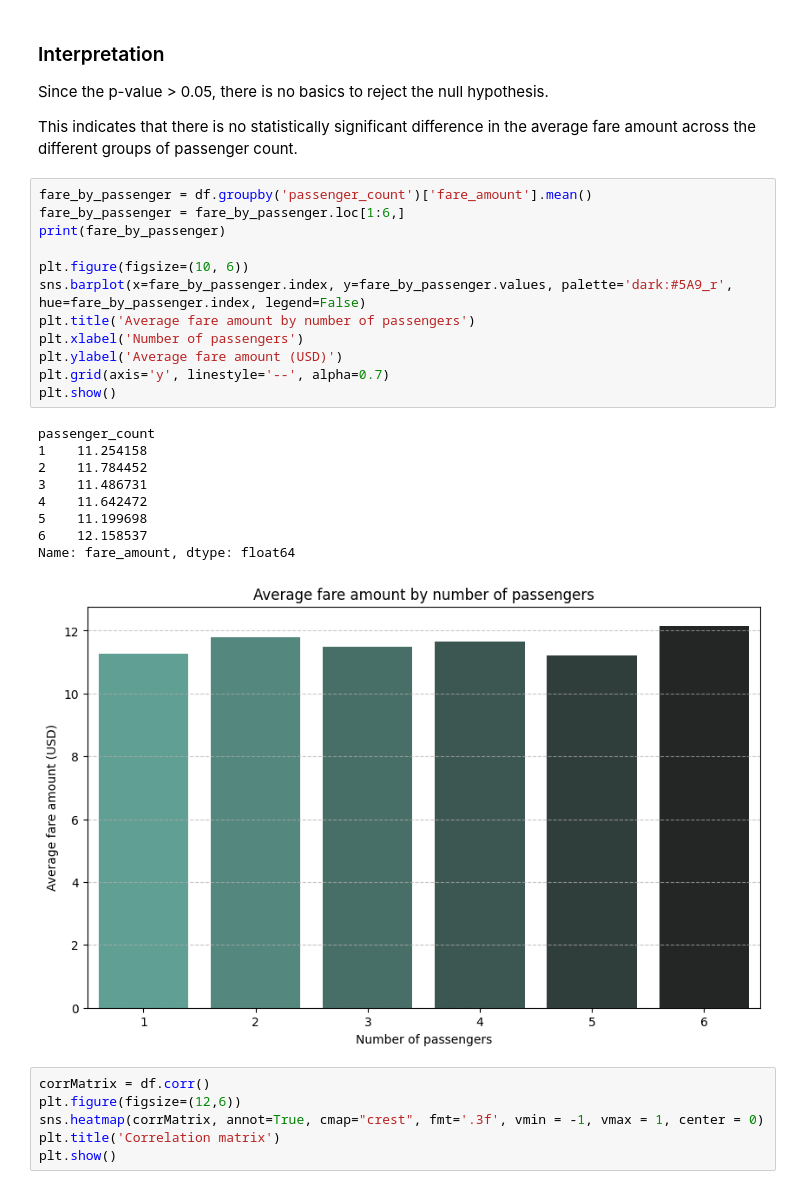
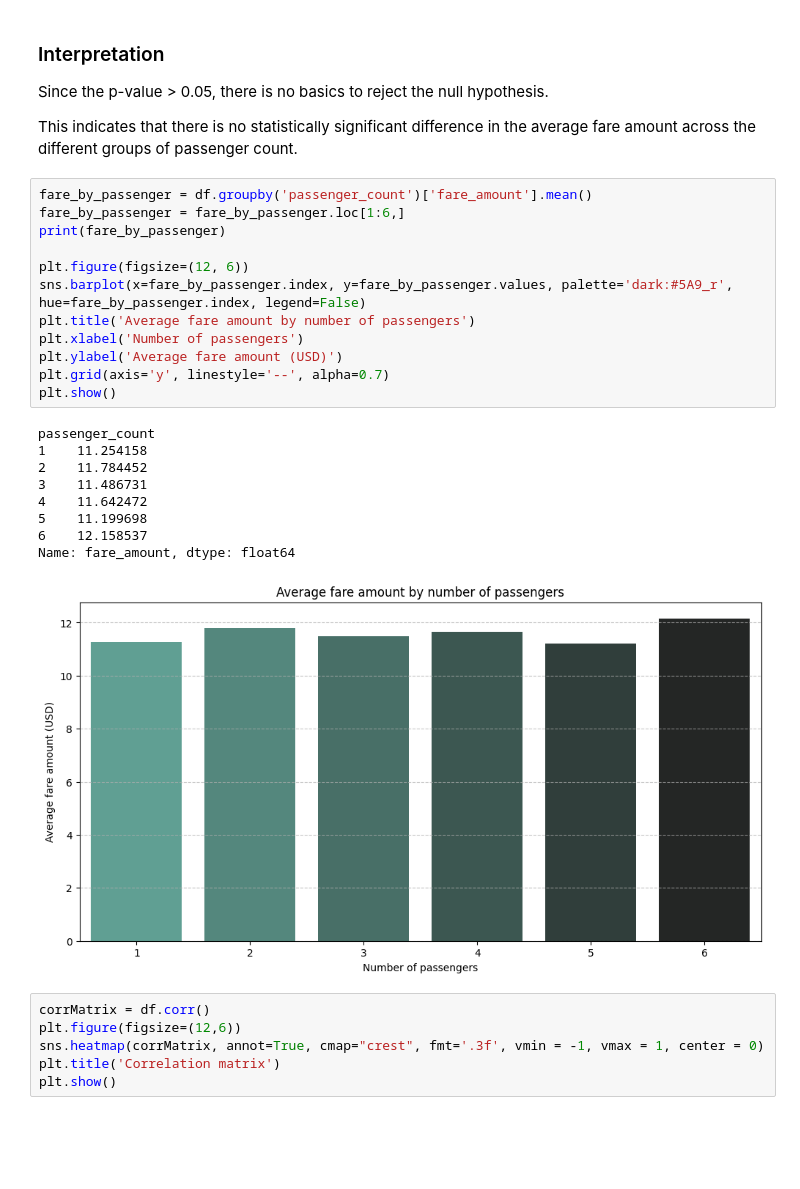
Before and after one commit to krzysikd/Uber_Fare_Prediction, a Jupyter notebook: Uber_Fares_Prediction.ipynb, the cells around one changed output. Drawn from its saved outputs; the diff is of its cells as text; blank space fills up the shorter version.

```diff
--- a/Uber_Fares_Prediction.ipynb
+++ b/Uber_Fares_Prediction.ipynb
@@ -383,25 +389,25 @@ This indicates that there is no statistically significant difference in the aver
 # %%
 fare_by_passenger = df.groupby('passenger_count')['fare_amount'].mean()
 fare_by_passenger = fare_by_passenger.loc[1:6,]
 print(fare_by_passenger)
 
-plt.figure(figsize=(10, 6))
+plt.figure(figsize=(12, 6))
 sns.barplot(x=fare_by_passenger.index, y=fare_by_passenger.values, palette='dark:#5A9_r', hue=fare_by_passenger.index, legend=False)
 plt.title('Average fare amount by number of passengers')
 plt.xlabel('Number of passengers')
 plt.ylabel('Average fare amount (USD)')
 plt.grid(axis='y', linestyle='--', alpha=0.7)
 plt.show()
 # %% [output]
 passenger_count
 1    11.254158
 2    11.784452
 3    11.486731
 4    11.642472
 5    11.199698
 6    12.158537
 Name: fare_amount, dtype: float64
-[figure, old version]
+[figure, new version]
 # %%
 corrMatrix = df.corr()
 plt.figure(figsize=(12,6))
```
Also changed, not shown: parts of 14 cells of this notebook.
